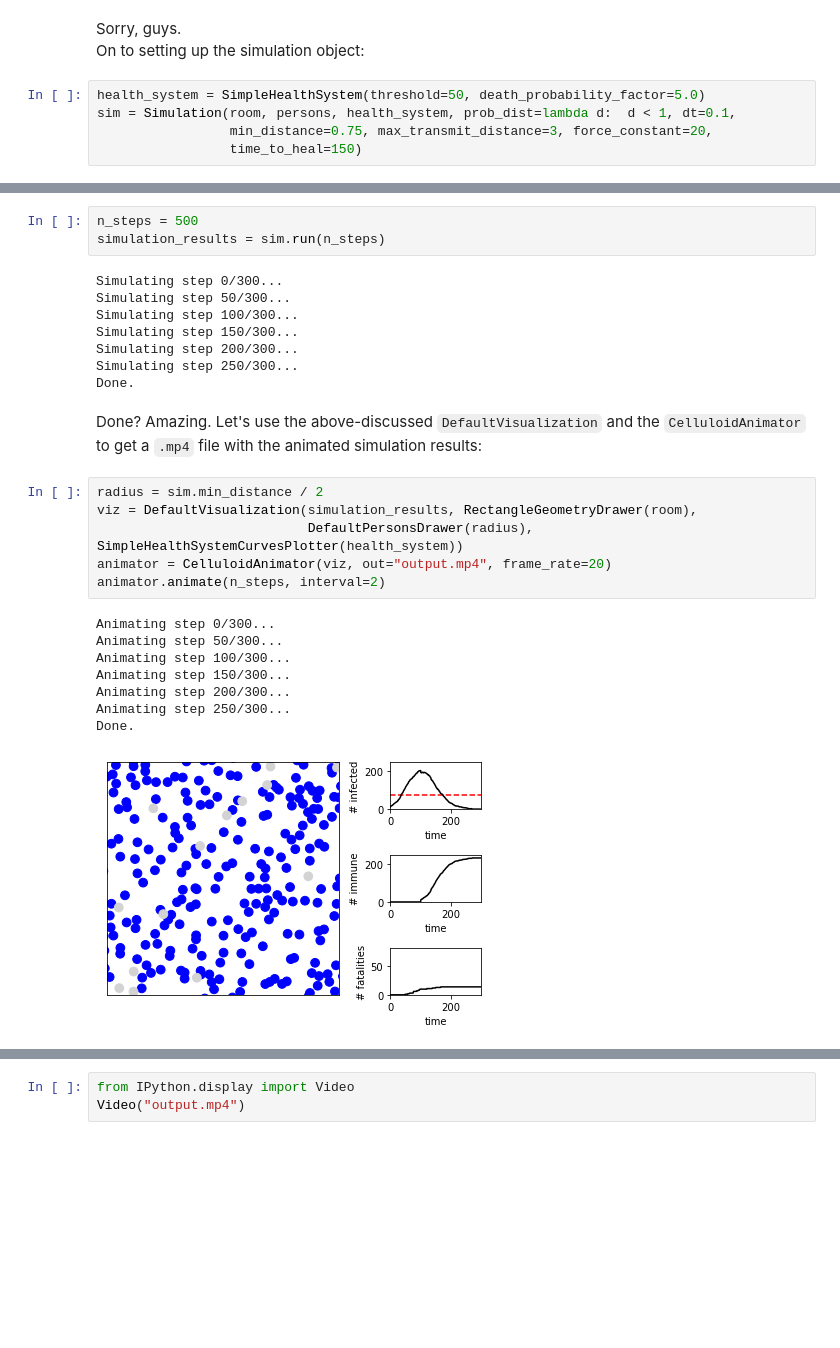
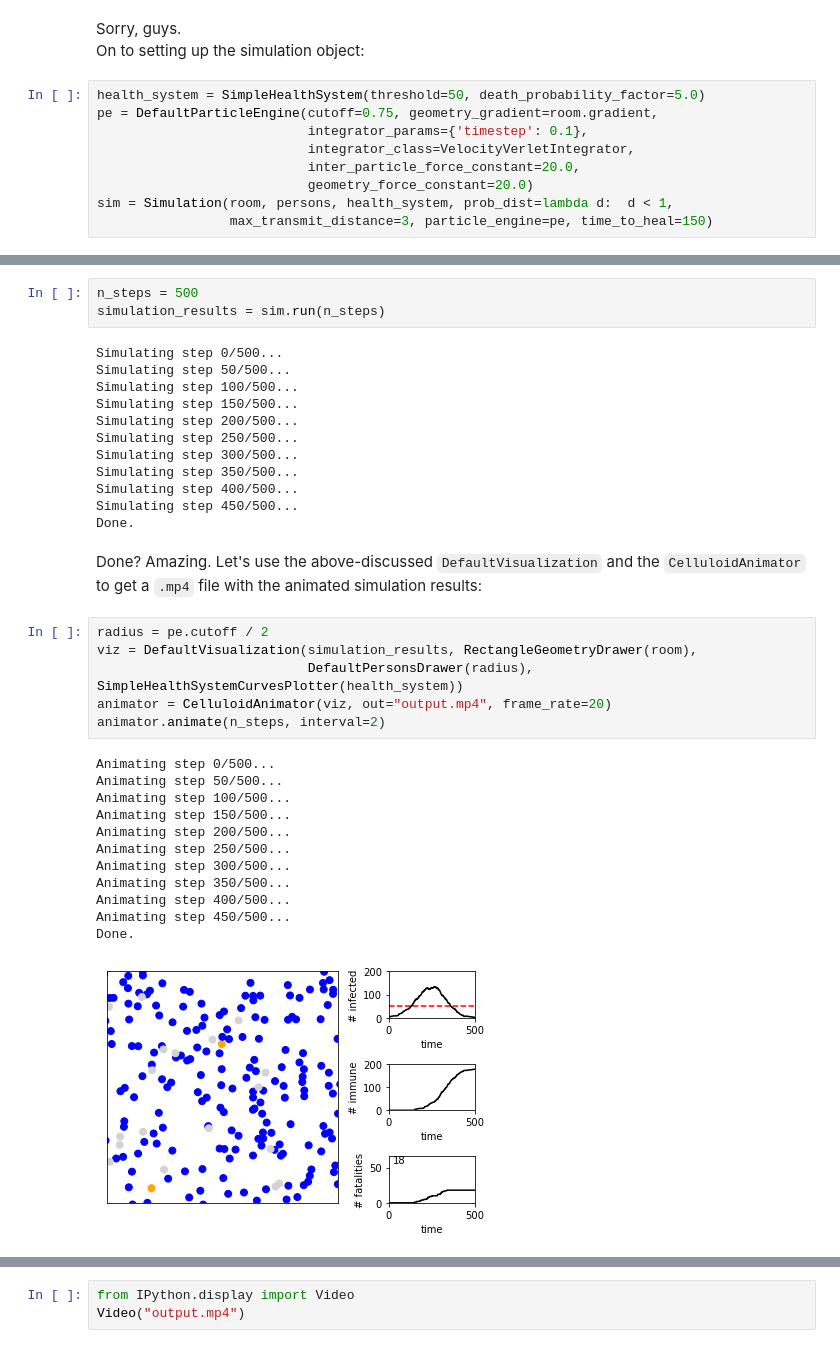
Before and after one commit to simeoncarstens/pandemic-sim, a Jupyter notebook: simulation.ipynb, the cells around one changed output, grey strips where cells are left out. Cells and saved outputs as stored; diff of their text form; blank space fills up the shorter version.

Commit message:
Factor out particle engine and introduce integrator class
Also refactored modules: geometries and health systems have their own
modules now.

Still needs clean-up and documentation

```diff
--- a/simulation.ipynb
+++ b/simulation.ipynb
@@ -46,9 +51,13 @@ Sorry, guys.
 On to setting up the simulation object:
 # %%
 health_system = SimpleHealthSystem(threshold=50, death_probability_factor=5.0)
-sim = Simulation(room, persons, health_system, prob_dist=lambda d:  d < 1, dt=0.1,
-                 min_distance=0.75, max_transmit_distance=3, force_constant=20,
-                 time_to_heal=150)
+pe = DefaultParticleEngine(cutoff=0.75, geometry_gradient=room.gradient,
+                           integrator_params={'timestep': 0.1},
+                           integrator_class=VelocityVerletIntegrator,
+                           inter_particle_force_constant=20.0,
+                           geometry_force_constant=20.0)
+sim = Simulation(room, persons, health_system, prob_dist=lambda d:  d < 1,
+                 max_transmit_distance=3, particle_engine=pe, time_to_heal=150)
 # %% [markdown]
 The parameters with which the health system object is initialized mean that as soon as more than 150 persons are infected, the probability of a person dying in a time step is increased by a factor of three.
 As for the simulaton object: lots of parameters here:
@@ -64,28 +74,36 @@ Now we can run the simulation for some number `n_steps`:
 n_steps = 500
 simulation_results = sim.run(n_steps)
 # %% [output]
-Simulating step 0/300...
-Simulating step 50/300...
-Simulating step 100/300...
-Simulating step 150/300...
-Simulating step 200/300...
-Simulating step 250/300...
+Simulating step 0/500...
+Simulating step 50/500...
+Simulating step 100/500...
+Simulating step 150/500...
+Simulating step 200/500...
+Simulating step 250/500...
+Simulating step 300/500...
+Simulating step 350/500...
+Simulating step 400/500...
+Simulating step 450/500...
 Done.
 # %% [markdown]
 Done? Amazing. Let's use the above-discussed `DefaultVisualization` and the `CelluloidAnimator` to get a `.mp4` file with the animated simulation results:
 # %%
-radius = sim.min_distance / 2
+radius = pe.cutoff / 2
 viz = DefaultVisualization(simulation_results, RectangleGeometryDrawer(room),
                            DefaultPersonsDrawer(radius), SimpleHealthSystemCurvesPlotter(health_system))
 animator = CelluloidAnimator(viz, out="output.mp4", frame_rate=20)
 animator.animate(n_steps, interval=2)
 # %% [output]
-Animating step 0/300...
-Animating step 50/300...
-Animating step 100/300...
-Animating step 150/300...
-Animating step 200/300...
-Animating step 250/300...
+Animating step 0/500...
+Animating step 50/500...
+Animating step 100/500...
+Animating step 150/500...
+Animating step 200/500...
+Animating step 250/500...
+Animating step 300/500...
+Animating step 350/500...
+Animating step 400/500...
+Animating step 450/500...
 Done.
-[figure, old version]
+[figure, new version]
 # %% [markdown]
```
Also changed, not shown: parts of 4 cells of this notebook, 8 other files.
